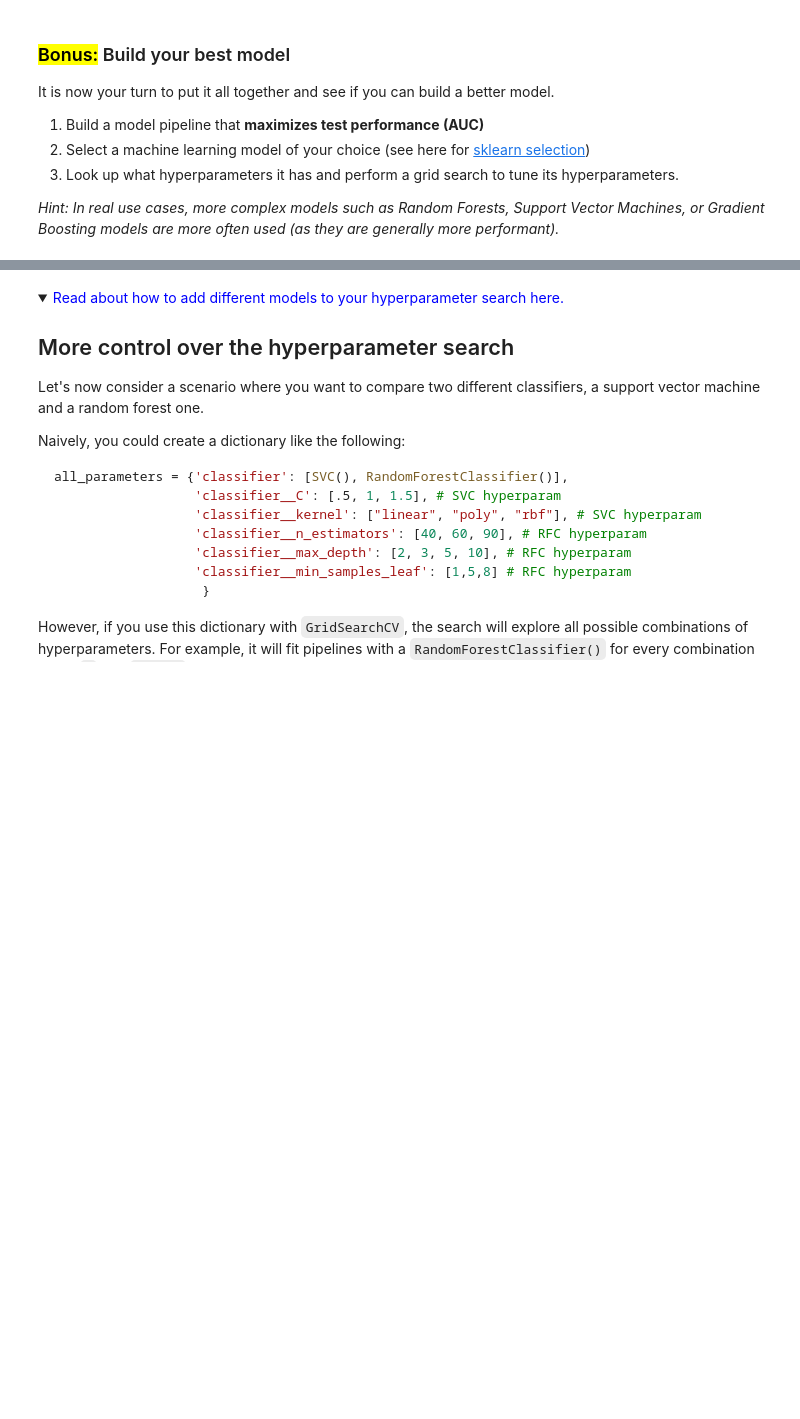
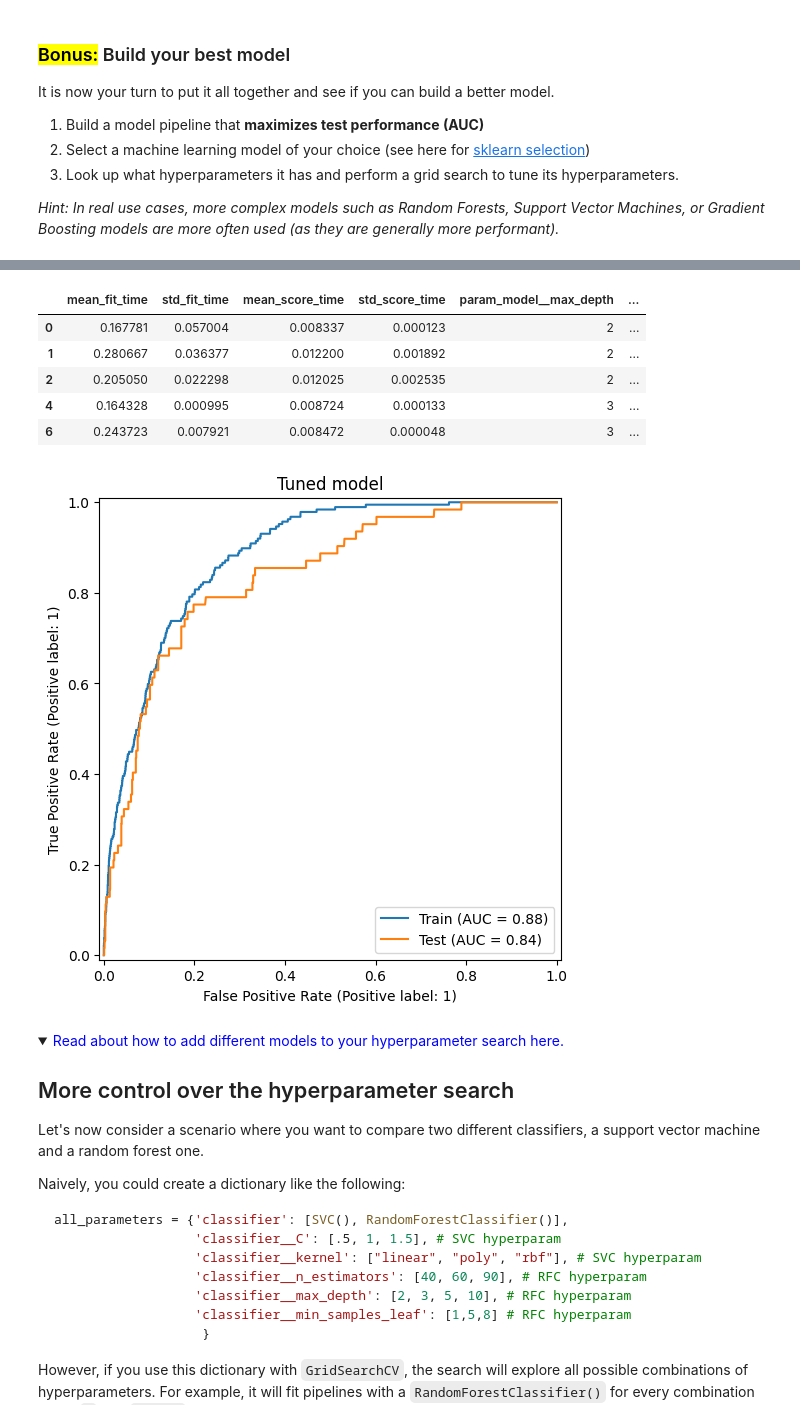
Before and after one commit to rebinsaid/academy-advanced-data-science-with-python, a Jupyter notebook: 2. Sklearn Refresh/03_Sklearn_Parameter_Tuning.ipynb, the cells around one changed output, grey strips where cells are left out. Saved outputs shown, nothing was run; the diff lists cells and outputs as text; code cells hidden in the pictures; folded sections open; blank space fills up the shorter version.

```diff
--- a/2. Sklearn Refresh/03_Sklearn_Parameter_Tuning.ipynb
+++ b/2. Sklearn Refresh/03_Sklearn_Parameter_Tuning.ipynb
@@ -290,3 +420,11 @@ from sklearn.ensemble import RandomForestClassifier, GradientBoostingClassifier
 from sklearn.svm import SVC
 
 # # your code here
+grid = GridSearchCV(pipeline, params, scoring='roc_auc', cv = 3)
+grid.fit(X_train, y_train)
+
+cv_results = pd.DataFrame(grid.cv_results_).sort_values('rank_test_score')
+cv_results.head()
+
+model_best = grid.best_estimator_
+model_best
@@ -293,5 +453,44 @@ from sklearn.svm import SVC
 # %%
 # %load answers/03-better-model.py
+
+# Instantiate model
+better_model = GradientBoostingClassifier(
+    # class_weight='balanced',
+    random_state=42,
+    )
+
+# Model pipeline
+better_pipeline = Pipeline(steps=[
+    ('preprocessing', preprocessing),
+    ('model', better_model)
+])
+
+# GridSearchCV
+better_params = {
+    'model__n_estimators': [100, 200],
+    'model__max_depth': range(2,6),
+    'model__max_features': ['sqrt', 10]
+}
+
+better_grid = GridSearchCV(better_pipeline, better_params, scoring='roc_auc', cv = 3)
+better_grid.fit(X_train, y_train)
+better_results = pd.DataFrame(better_grid.cv_results_).sort_values('rank_test_score')
+display(better_results.head())
+best_gbf = better_grid.best_estimator_
+
+# Plot
+fig, ax = plt.subplots(1, 1, figsize=(8,6))
+RocCurveDisplay.from_estimator(best_gbf, X_train, y_train, ax=ax, name='Train')
+RocCurveDisplay.from_estimator(best_gbf, X_test, y_test, ax=ax, name='Test')
+ax.set(title='Tuned model');
+# %% [output]
+|  | mean_fit_time | std_fit_time | mean_score_time | std_score_time | param_model__max_depth | ... |
+| 0 | 0.167781 | 0.057004 | 0.008337 | 0.000123 | 2 | ... |
+| 1 | 0.280667 | 0.036377 | 0.012200 | 0.001892 | 2 | ... |
+| 2 | 0.205050 | 0.022298 | 0.012025 | 0.002535 | 2 | ... |
+| 4 | 0.164328 | 0.000995 | 0.008724 | 0.000133 | 3 | ... |
+| 6 | 0.243723 | 0.007921 | 0.008472 | 0.000048 | 3 | ... |
+[figure, added]
 # %% [markdown]
 <details>
 
```
Also changed, not shown: parts of 15 cells of this notebook, 3 other files.
